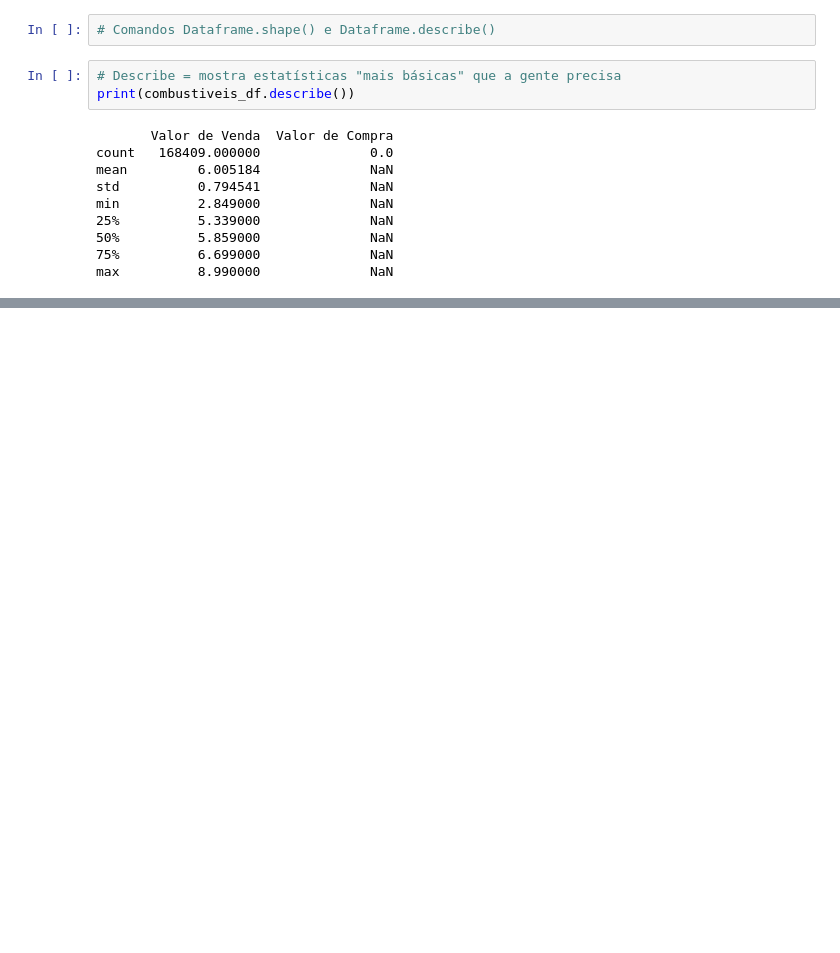
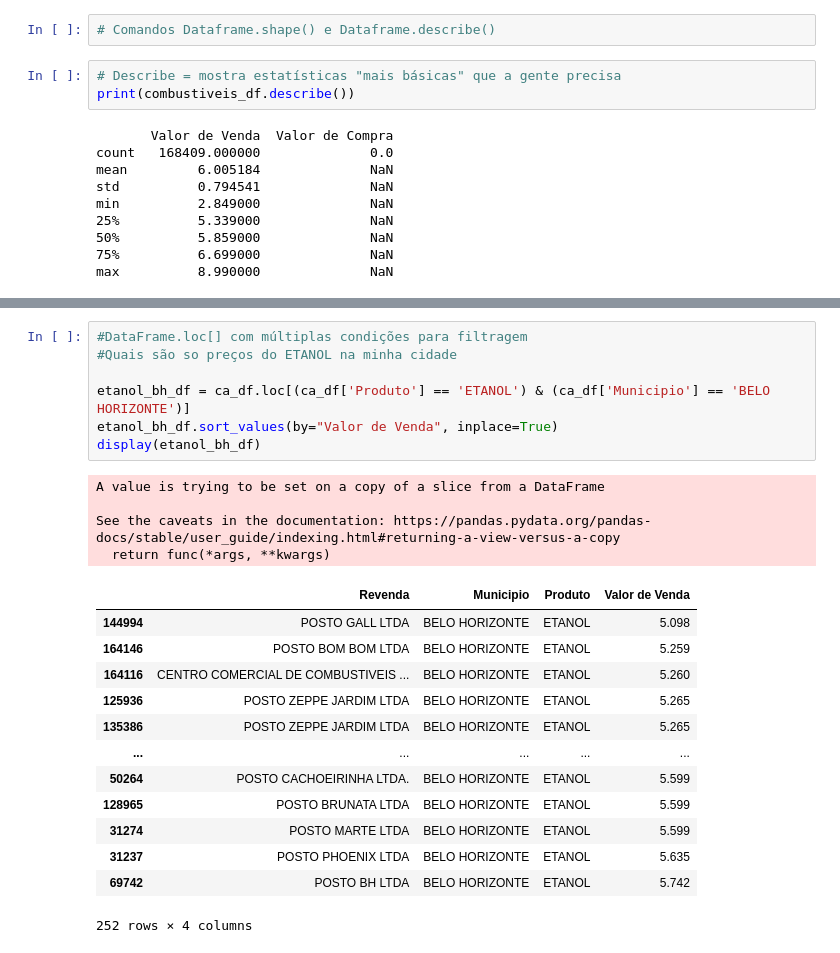
Before and after one commit to zDieGoD/Curso-de-Extens-o-Pandas-, a Jupyter notebook: Primeiro_Exemplo_em_Pandas.ipynb, the cells around one changed output, grey strips where cells are left out. Drawn from its saved outputs; the diff is of its cells as text; blank space fills up the shorter version.

```diff
--- a/Primeiro_Exemplo_em_Pandas.ipynb
+++ b/Primeiro_Exemplo_em_Pandas.ipynb
@@ -72,0 +227,25 @@ display(gas_df[['Revenda', 'Municipio', 'Valor de Venda']].max())
+# %%
+#DataFrame.loc[] com múltiplas condições para filtragem
+#Quais são so preços do ETANOL na minha cidade
+
+etanol_bh_df = ca_df.loc[(ca_df['Produto'] == 'ETANOL') & (ca_df['Municipio'] == 'BELO HORIZONTE')]
+etanol_bh_df.sort_values(by="Valor de Venda", inplace=True)
+display(etanol_bh_df)
+# %% [output]
+A value is trying to be set on a copy of a slice from a DataFrame
+
+See the caveats in the documentation: https://pandas.pydata.org/pandas-docs/stable/user_guide/indexing.html#returning-a-view-versus-a-copy
+  return func(*args, **kwargs)
+|  | Revenda | Municipio | Produto | Valor de Venda |
+| 144994 | POSTO GALL LTDA | BELO HORIZONTE | ETANOL | 5.098 |
+| 164146 | POSTO BOM BOM LTDA | BELO HORIZONTE | ETANOL | 5.259 |
+| 164116 | CENTRO COMERCIAL DE COMBUSTIVEIS ... | BELO HORIZONTE | ETANOL | 5.260 |
+| 125936 | POSTO ZEPPE JARDIM LTDA | BELO HORIZONTE | ETANOL | 5.265 |
+| 135386 | POSTO ZEPPE JARDIM LTDA | BELO HORIZONTE | ETANOL | 5.265 |
+| ... | ... | ... | ... | ... |
+| 50264 | POSTO CACHOEIRINHA LTDA. | BELO HORIZONTE | ETANOL | 5.599 |
+| 128965 | POSTO BRUNATA LTDA | BELO HORIZONTE | ETANOL | 5.599 |
+| 31274 | POSTO MARTE LTDA | BELO HORIZONTE | ETANOL | 5.599 |
+| 31237 | POSTO PHOENIX LTDA | BELO HORIZONTE | ETANOL | 5.635 |
+| 69742 | POSTO BH LTDA | BELO HORIZONTE | ETANOL | 5.742 |
+252 rows × 4 columns
```
Also changed, not shown: parts of 18 cells of this notebook.
